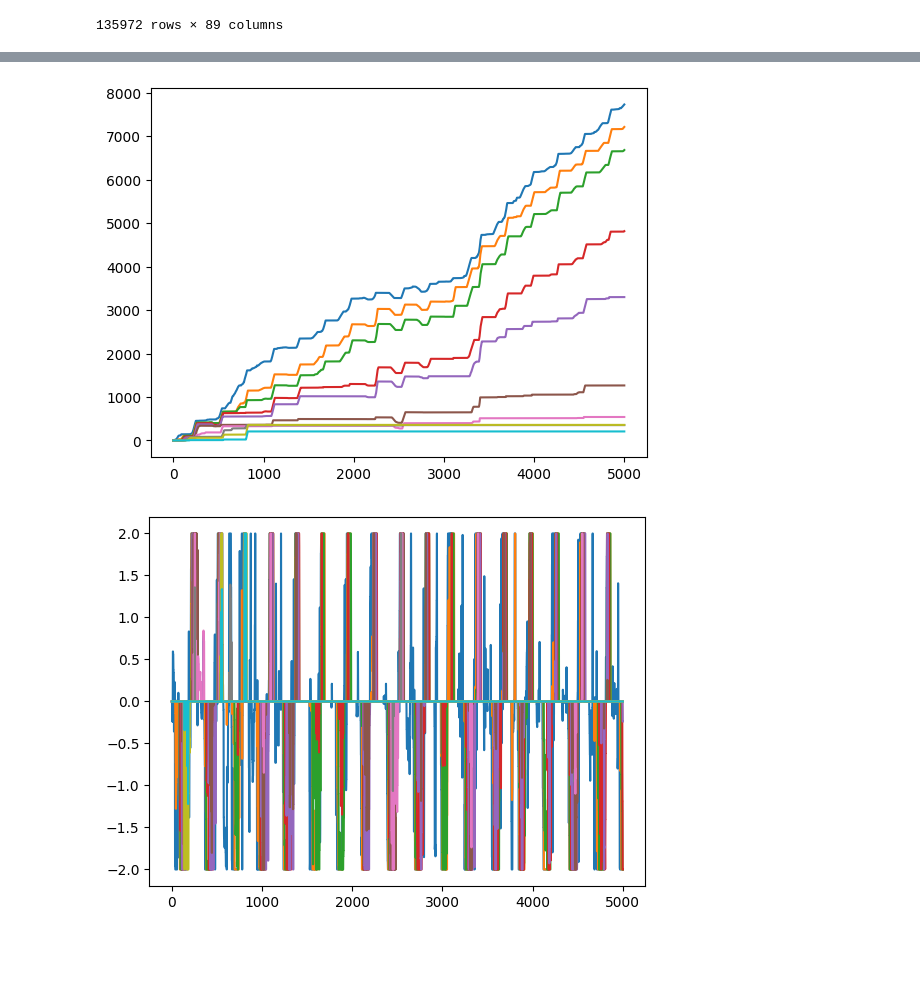
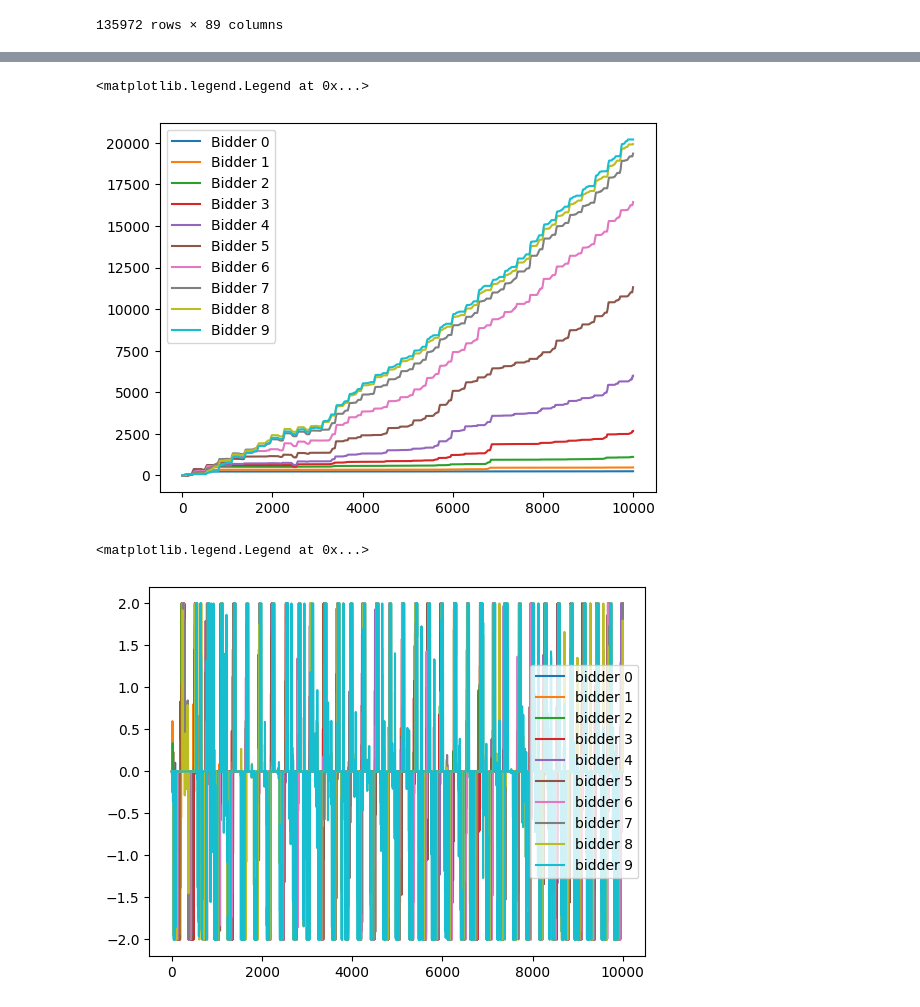
Before and after one commit to nmadev/EnergyStorageRLBidder, a Jupyter notebook: MarketSimulation.ipynb, the cells around one changed output, grey strips where cells are left out. Saved outputs shown, nothing was run; the diff lists cells and outputs as text; code cells hidden in the pictures; blank space fills up the shorter version.

```diff
--- a/MarketSimulation.ipynb
+++ b/MarketSimulation.ipynb
@@ -80,13 +75,13 @@ plt.plot(storage_df.normalized_demand)
 Sim = MarketSimulator(storage_df)
 honest_bidders = []
 for i in range(10):
-    honest_bidders.append(HonestBidder(noise=((-5 + i) * 0, 0)))
+    honest_bidders.append(HonestBidder(noise=((-5 + i) * 1, 1.0)))
 Sim.simulate(
     bidders=honest_bidders,
     min_lookback=288,
     rtp_col="TH_NP15",
     dap_col="PGAE",
-    max_steps=5000,
+    max_steps=10000,
 )
 # for bidder in honest_bidders:
 #     plt.plot(bidder.profit_hist)
@@ -107,13 +110,17 @@ for i in range(10):
 # %%
 for i in range(10):
-    plt.plot(np.cumsum(honest_bidders[i].profit_hist))
+    plt.plot(np.cumsum(honest_bidders[i].profit_hist), label=f"Bidder {i}")
+plt.legend()
 # %% [output]
+<matplotlib.legend.Legend at 0x...>
-[figure, old version]
+[figure, new version]
 # %%
 for i in range(10):
-    plt.plot(honest_bidders[i].action_hist)
+    plt.plot(honest_bidders[i].action_hist, label=f"bidder {i}")
+plt.legend()
 # %% [output]
+<matplotlib.legend.Legend at 0x...>
-[figure, old version]
+[figure, new version]
 # %%
 plt.plot(Sim.available_capacity)
 plt.plot(Sim.demand)
```
Also changed, not shown: parts of 5 cells of this notebook, 2 other files.
